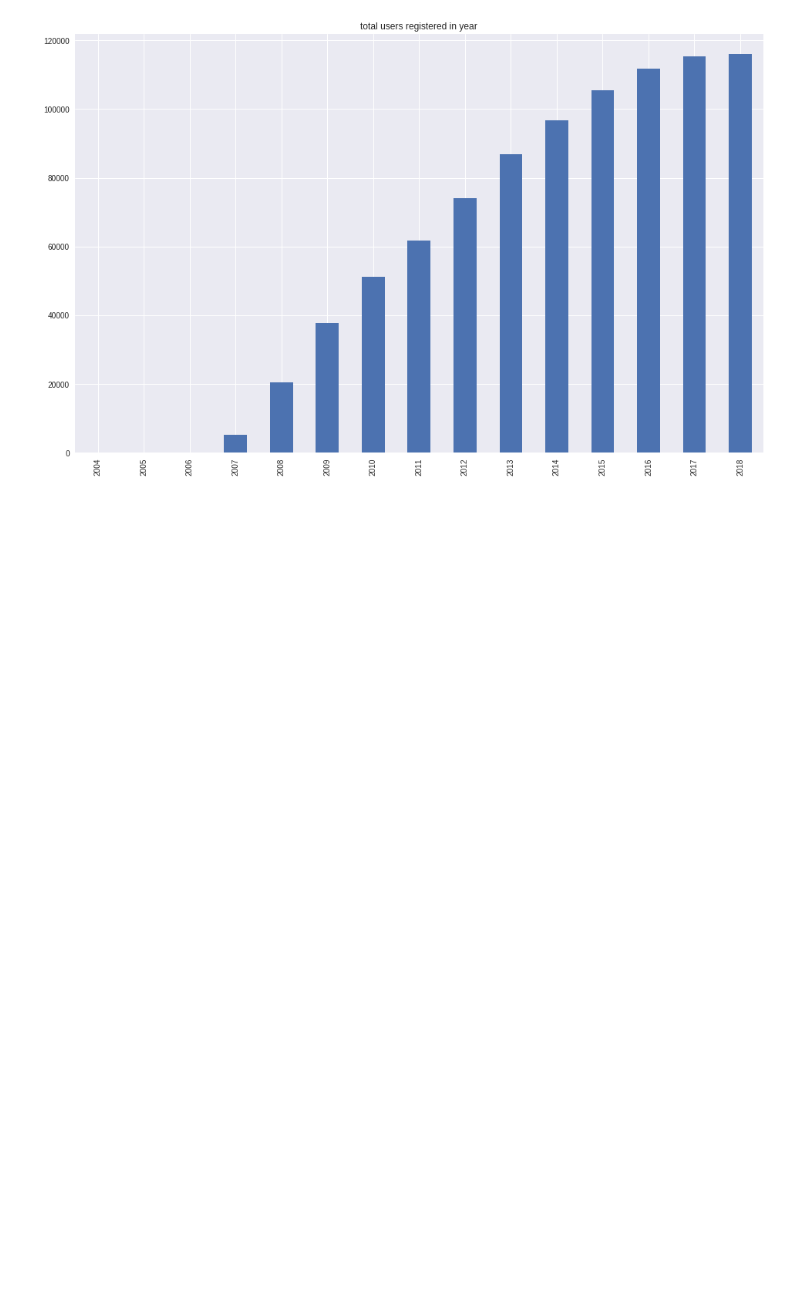
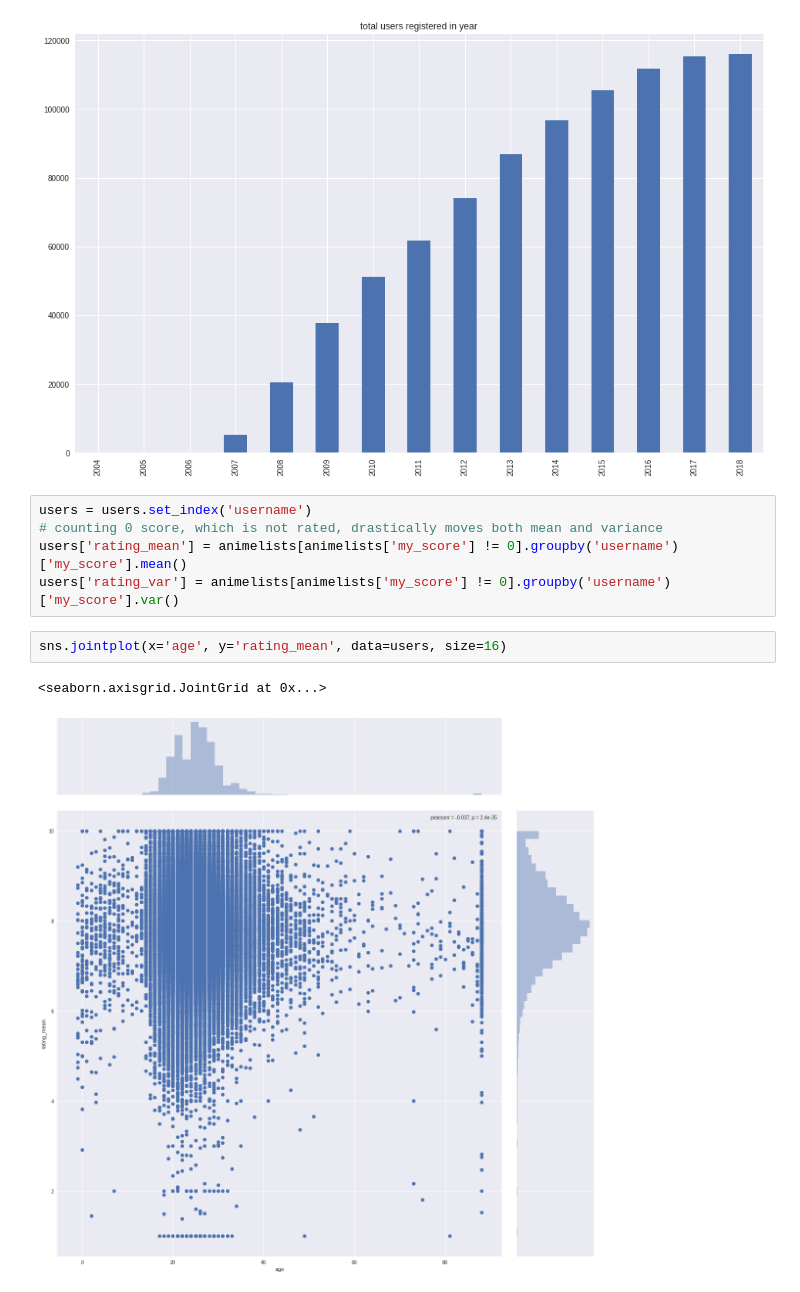
Before and after one commit to racinmat/mal-analysis, a Jupyter notebook: basic_analysis.ipynb, the cells around one changed output. Saved outputs shown, nothing was run; the diff lists cells and outputs as text; blank space fills up the shorter version.

Commit message:
added more graphs, some with rating stats

```diff
--- a/basic_analysis.ipynb
+++ b/basic_analysis.ipynb
@@ -166,3 +167,13 @@ users['join_date'].dt.year.value_counts().sort_index().cumsum().plot.bar(figsize
 # %% [output]
 <matplotlib.axes._subplots.AxesSubplot at 0x...>
 [figure]
+# %%
+users = users.set_index('username')
+# counting 0 score, which is not rated, drastically moves both mean and variance
+users['rating_mean'] = animelists[animelists['my_score'] != 0].groupby('username')['my_score'].mean()
+users['rating_var'] = animelists[animelists['my_score'] != 0].groupby('username')['my_score'].var()
+# %%
+sns.jointplot(x='age', y='rating_mean', data=users, size=16)
+# %% [output]
+<seaborn.axisgrid.JointGrid at 0x...>
+[figure, added]
```
Also changed, not shown: parts of 2 cells of this notebook.
